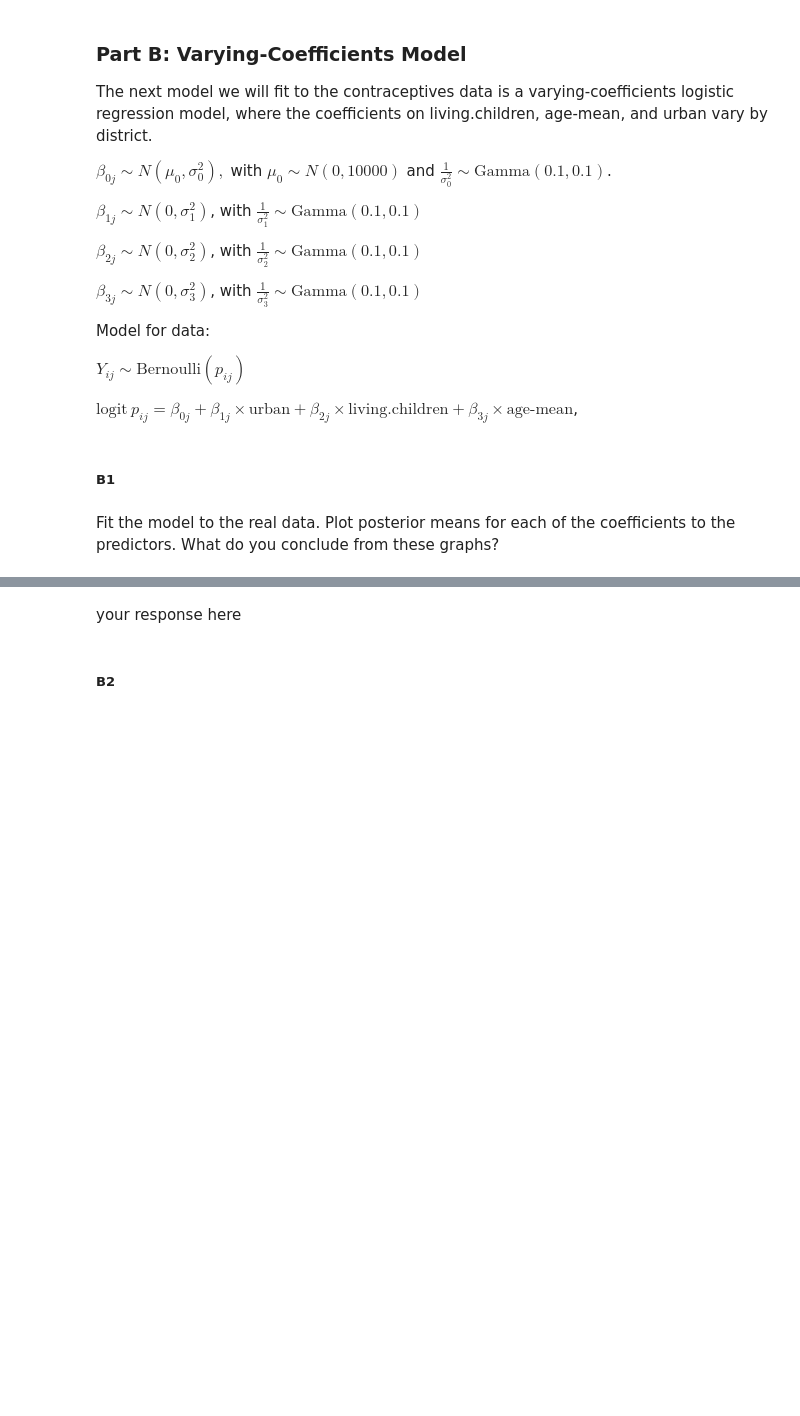
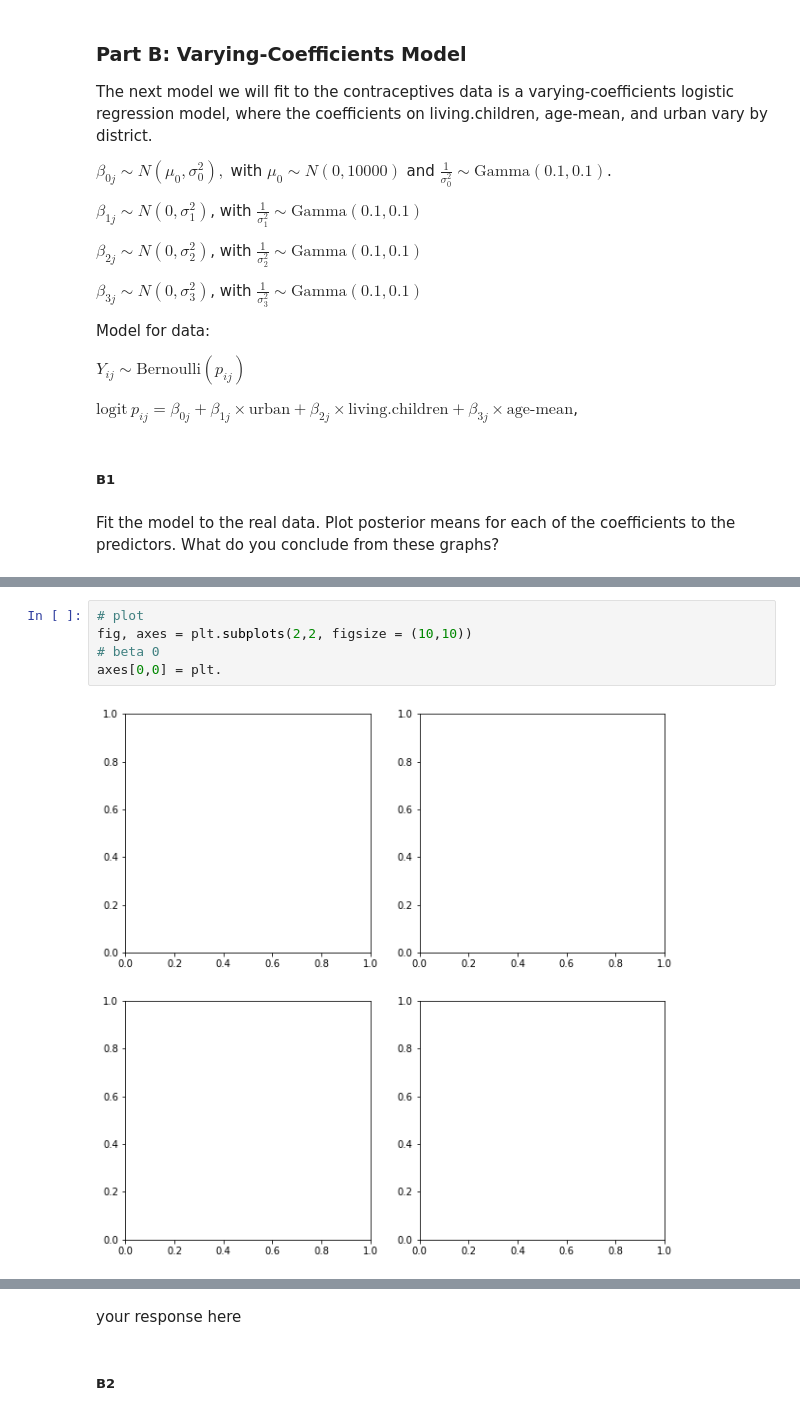
Before and after one commit to Ruby122/2020-CS109B, a Jupyter notebook: content/homeworks/hw03/cs109b_hw3.ipynb, the cells around one changed output, grey strips where cells are left out. Drawn from its saved outputs; the diff is of its cells as text; blank space fills up the shorter version.

```diff
--- a/content/homeworks/hw03/cs109b_hw3.ipynb
+++ b/content/homeworks/hw03/cs109b_hw3.ipynb
@@ -173,0 +400,7 @@ Fit the model to the real data. Plot posterior means for each of the coefficient
+# %%
+# plot
+fig, axes = plt.subplots(2,2, figsize = (10,10))
+# beta 0
+axes[0,0] = plt.
+# %% [output]
+[figure, added]
```
Also changed, not shown: parts of 27 cells of this notebook, 7 other files.
